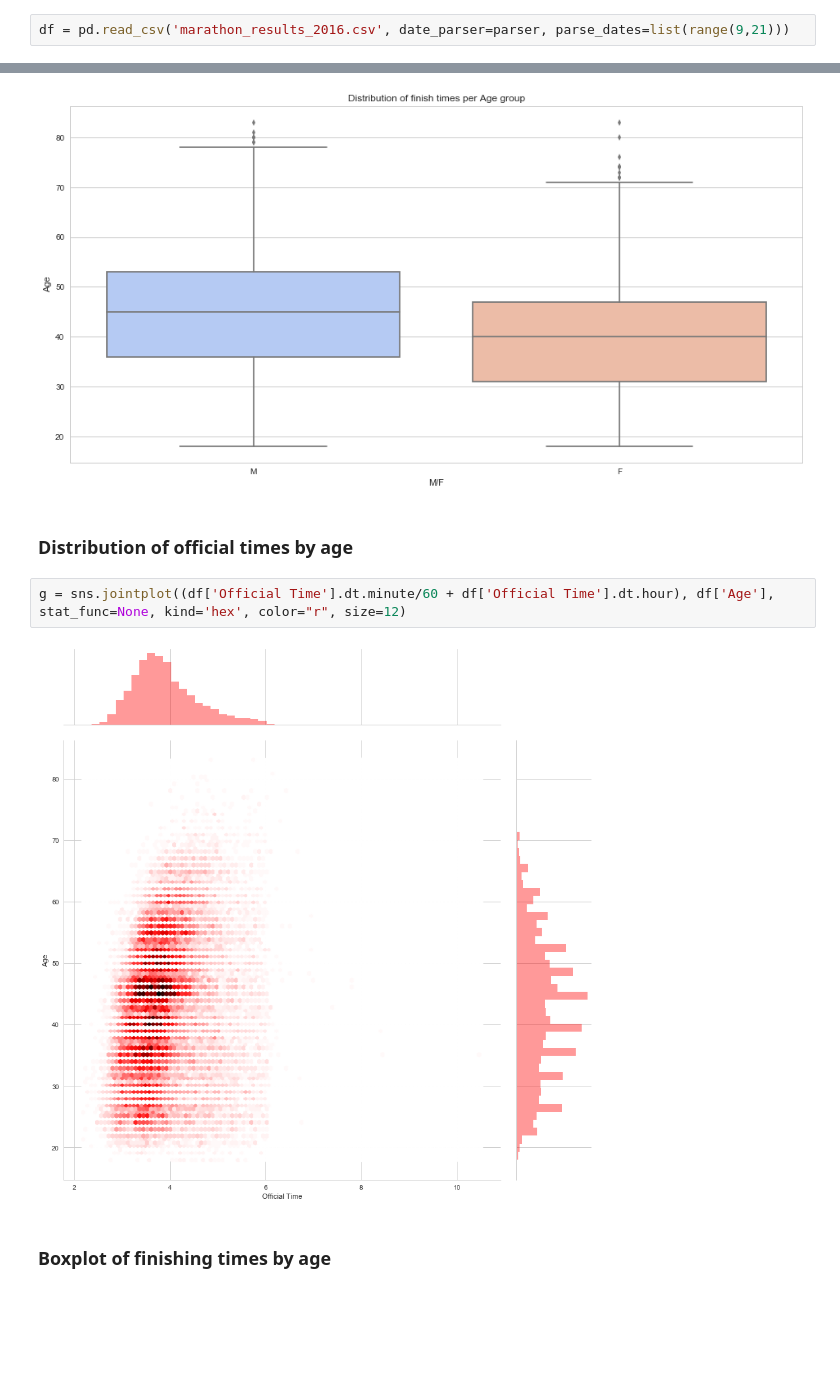
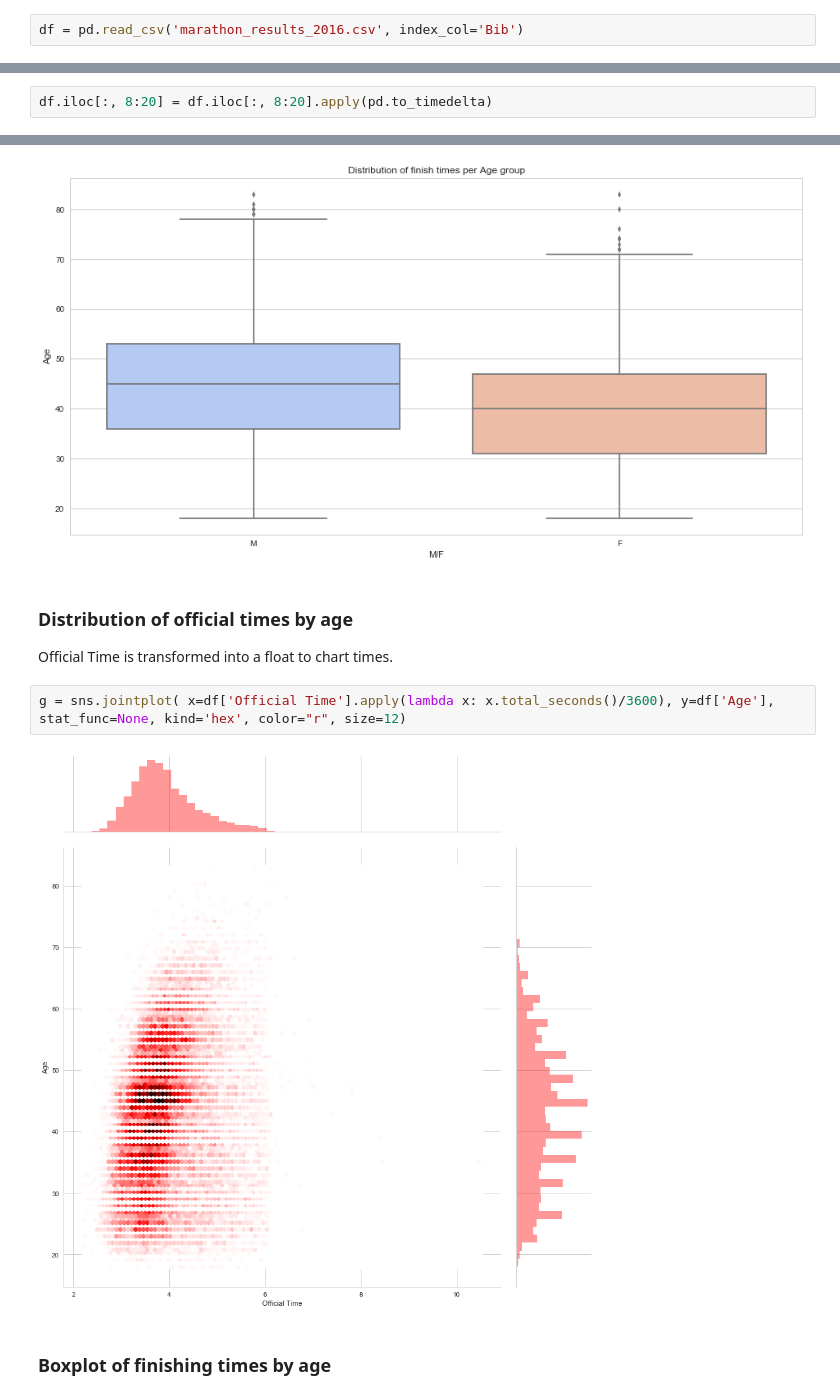
Before and after one commit to rojour/boston_results, a Jupyter notebook: Boston Marathon Results - analyze.ipynb, the cells around one changed output, grey strips where cells are left out. Saved outputs shown, nothing was run; the diff lists cells and outputs as text; blank space fills up the shorter version.

```diff
--- a/Boston Marathon Results - analyze.ipynb
+++ b/Boston Marathon Results - analyze.ipynb
@@ -21,2 +19,2 @@ parser = lambda x: pd.to_datetime(x, format='%H:%M:%S', errors='coerce')
 # %%
-df = pd.read_csv('marathon_results_2016.csv', date_parser=parser, parse_dates=list(range(9,21)))
+df = pd.read_csv('marathon_results_2016.csv', index_col='Bib')
@@ -23,3 +23,5 @@ df = pd.read_csv('marathon_results_2016.csv', date_parser=parser, parse_dates=li
+# %%
+df.iloc[:, 8:20] = df.iloc[:, 8:20].apply(pd.to_timedelta)
 # %%
 df.describe()
 # %% [output]
@@ -91,10 +83,11 @@ g.set_title("Distribution of finish times per Age group")
 [figure]
 # %% [markdown]
 ### Distribution of official times by age
+Official Time is transformed into a float to chart times.
 # %%
-g = sns.jointplot((df['Official Time'].dt.minute/60 + df['Official Time'].dt.hour), df['Age'], stat_func=None, kind='hex', color="r", size=12)
+g = sns.jointplot( x=df['Official Time'].apply(lambda x: x.total_seconds()/3600), y=df['Age'], stat_func=None, kind='hex', color="r", size=12)
 # %% [output]
-[figure, old version]
+[figure, new version]
 # %% [markdown]
 ### Boxplot of finishing times by age
 # %%
```
Also changed, not shown: parts of 38 cells of this notebook.
